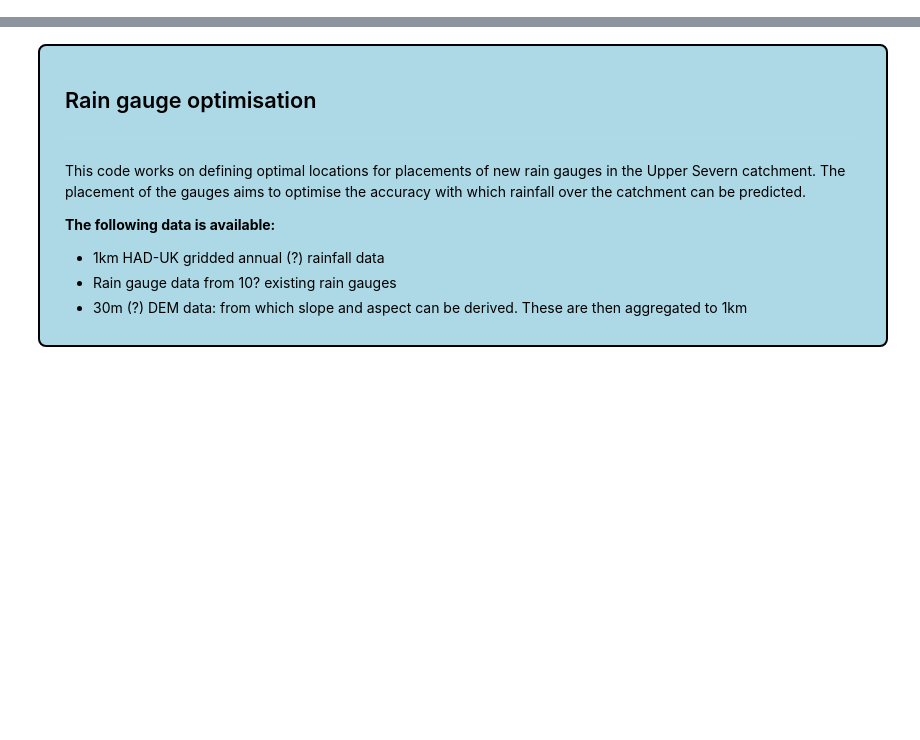
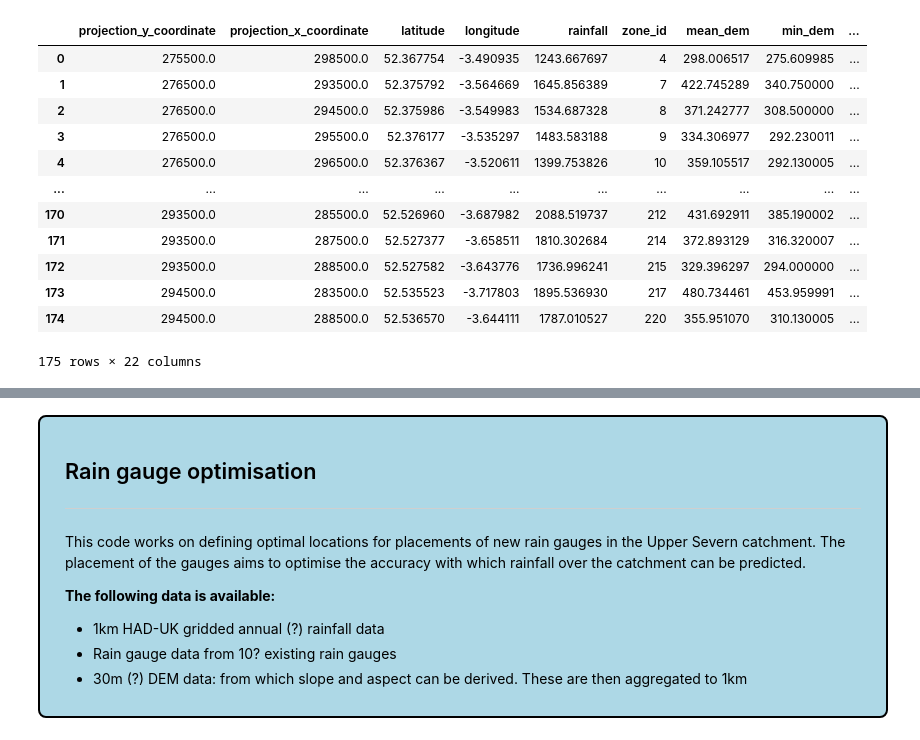
Before and after one commit to masher92/RainGaugeOptimisation, a Jupyter notebook: ClusterAnalysis.ipynb, the cells around one changed output, grey strips where cells are left out. Saved outputs shown, nothing was run; the diff lists cells and outputs as text; code cells hidden in the pictures; blank space fills up the shorter version.

```diff
--- a/ClusterAnalysis.ipynb
+++ b/ClusterAnalysis.ipynb
@@ -0,0 +30,16 @@
+# %%
+rainfall_gdf_merged
+# %% [output]
+|  | projection_y_coordinate | projection_x_coordinate | latitude | longitude | rainfall | zone_id | mean_dem | min_dem | ... |
+| 0 | 275500.0 | 298500.0 | 52.367754 | -3.490935 | 1243.667697 | 4 | 298.006517 | 275.609985 | ... |
+| 1 | 276500.0 | 293500.0 | 52.375792 | -3.564669 | 1645.856389 | 7 | 422.745289 | 340.750000 | ... |
+| 2 | 276500.0 | 294500.0 | 52.375986 | -3.549983 | 1534.687328 | 8 | 371.242777 | 308.500000 | ... |
+| 3 | 276500.0 | 295500.0 | 52.376177 | -3.535297 | 1483.583188 | 9 | 334.306977 | 292.230011 | ... |
+| 4 | 276500.0 | 296500.0 | 52.376367 | -3.520611 | 1399.753826 | 10 | 359.105517 | 292.130005 | ... |
+| ... | ... | ... | ... | ... | ... | ... | ... | ... | ... |
+| 170 | 293500.0 | 285500.0 | 52.526960 | -3.687982 | 2088.519737 | 212 | 431.692911 | 385.190002 | ... |
+| 171 | 293500.0 | 287500.0 | 52.527377 | -3.658511 | 1810.302684 | 214 | 372.893129 | 316.320007 | ... |
+| 172 | 293500.0 | 288500.0 | 52.527582 | -3.643776 | 1736.996241 | 215 | 329.396297 | 294.000000 | ... |
+| 173 | 294500.0 | 283500.0 | 52.535523 | -3.717803 | 1895.536930 | 217 | 480.734461 | 453.959991 | ... |
+| 174 | 294500.0 | 288500.0 | 52.536570 | -3.644111 | 1787.010527 | 220 | 355.951070 | 310.130005 | ... |
+175 rows × 22 columns
```
Also changed, not shown: parts of 10 cells of this notebook, 1 other file.
